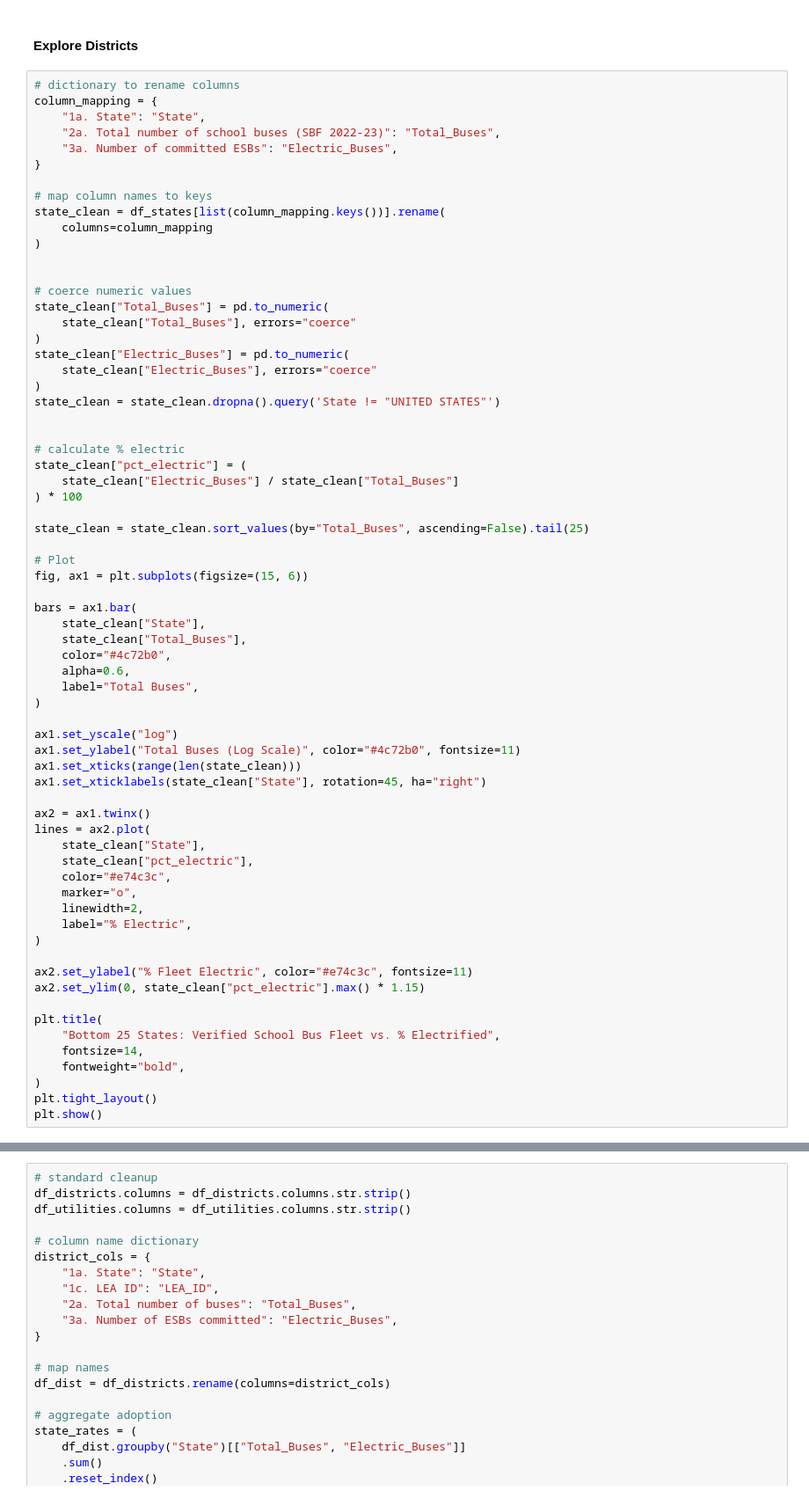
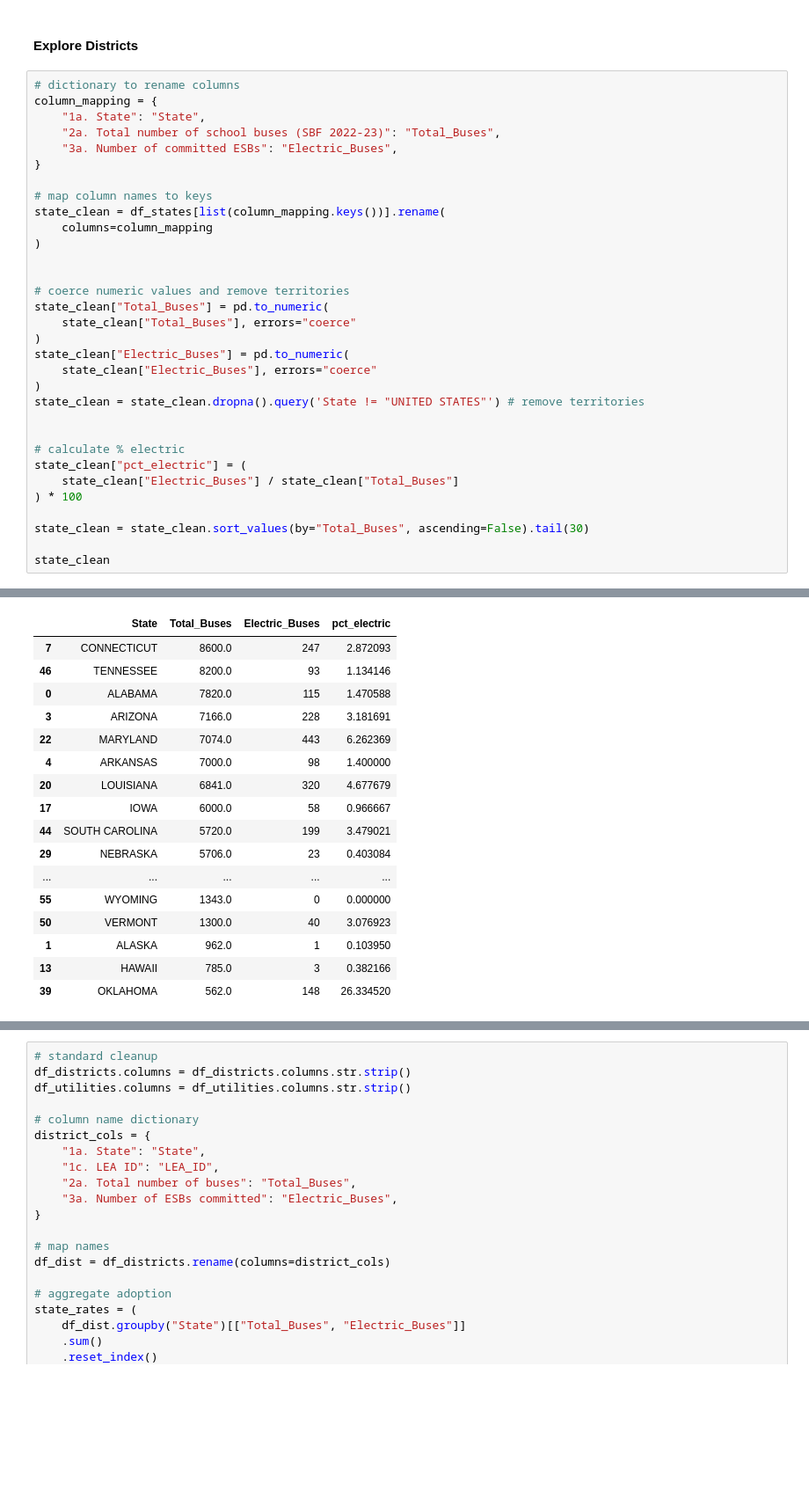
Before and after one commit to dgrasman/magic-school-bus, a Jupyter notebook: msb.ipynb, the cells around one changed output, grey strips where cells are left out. Shown at 88% size. Cells and saved outputs as stored; diff of their text form; blank space fills up the shorter version.

```diff
--- a/msb.ipynb
+++ b/msb.ipynb
@@ -142,14 +142,14 @@ state_clean = df_states[list(column_mapping.keys())].rename(
 )
 
 
-# coerce numeric values
+# coerce numeric values and remove territories
 state_clean["Total_Buses"] = pd.to_numeric(
     state_clean["Total_Buses"], errors="coerce"
 )
 state_clean["Electric_Buses"] = pd.to_numeric(
     state_clean["Electric_Buses"], errors="coerce"
 )
-state_clean = state_clean.dropna().query('State != "UNITED STATES"')
+state_clean = state_clean.dropna().query('State != "UNITED STATES"') # remove territories
 
 
 # calculate % electric
@@ -157,42 +157,7 @@ state_clean["pct_electric"] = (
     state_clean["Electric_Buses"] / state_clean["Total_Buses"]
 ) * 100
 
-state_clean = state_clean.sort_values(by="Total_Buses", ascending=False).tail(25)
+state_clean = state_clean.sort_values(by="Total_Buses", ascending=False).tail(30)
 
-# Plot
-fig, ax1 = plt.subplots(figsize=(15, 6))
-
-bars = ax1.bar(
-    state_clean["State"],
-    state_clean["Total_Buses"],
-    color="#4c72b0",
-    alpha=0.6,
-    label="Total Buses",
-)
-
-ax1.set_yscale("log")
-ax1.set_ylabel("Total Buses (Log Scale)", color="#4c72b0", fontsize=11)
-ax1.set_xticks(range(len(state_clean)))
-ax1.set_xticklabels(state_clean["State"], rotation=45, ha="right")
-
-ax2 = ax1.twinx()
-lines = ax2.plot(
-    state_clean["State"],
-    state_clean["pct_electric"],
-    color="#e74c3c",
-    marker="o",
-    linewidth=2,
-    label="% Electric",
-)
-
-ax2.set_ylabel("% Fleet Electric", color="#e74c3c", fontsize=11)
-ax2.set_ylim(0, state_clean["pct_electric"].max() * 1.15)
-
-plt.title(
-    "Bottom 25 States: Verified School Bus Fleet vs. % Electrified",
-    fontsize=14,
-    fontweight="bold",
-)
-plt.tight_layout()
-plt.show()
+state_clean
 # %% [output]
@@ -199,0 +164,17 @@ plt.show()
+|  | State | Total_Buses | Electric_Buses | pct_electric |
+| 7 | CONNECTICUT | 8600.0 | 247 | 2.872093 |
+| 46 | TENNESSEE | 8200.0 | 93 | 1.134146 |
+| 0 | ALABAMA | 7820.0 | 115 | 1.470588 |
+| 3 | ARIZONA | 7166.0 | 228 | 3.181691 |
+| 22 | MARYLAND | 7074.0 | 443 | 6.262369 |
+| 4 | ARKANSAS | 7000.0 | 98 | 1.400000 |
+| 20 | LOUISIANA | 6841.0 | 320 | 4.677679 |
+| 17 | IOWA | 6000.0 | 58 | 0.966667 |
+| 44 | SOUTH CAROLINA | 5720.0 | 199 | 3.479021 |
+| 29 | NEBRASKA | 5706.0 | 23 | 0.403084 |
+| ... | ... | ... | ... | ... |
+| 55 | WYOMING | 1343.0 | 0 | 0.000000 |
+| 50 | VERMONT | 1300.0 | 40 | 3.076923 |
+| 1 | ALASKA | 962.0 | 1 | 0.103950 |
+| 13 | HAWAII | 785.0 | 3 | 0.382166 |
+| 39 | OKLAHOMA | 562.0 | 148 | 26.334520 |
```
Also changed, not shown: parts of 4 cells of this notebook.
